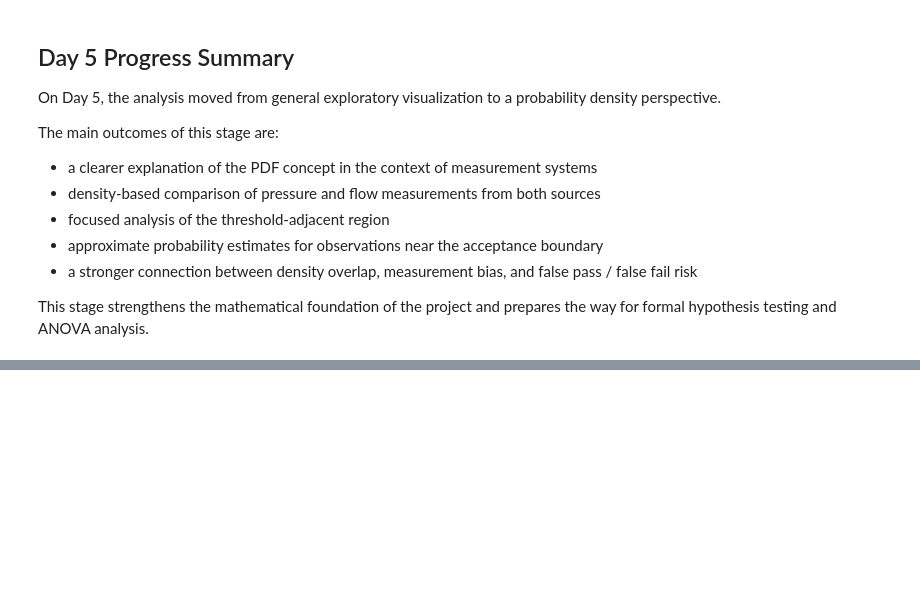
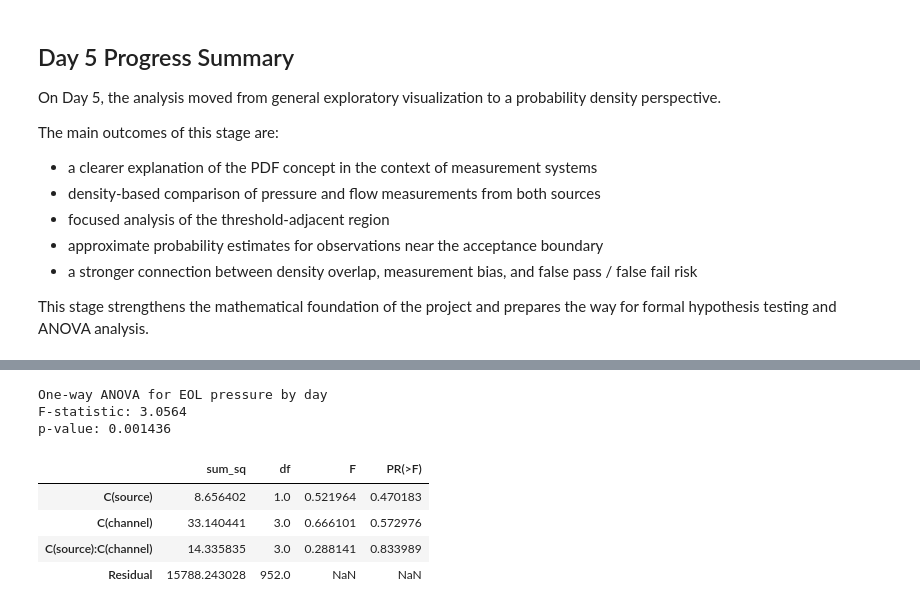
Before and after one commit to simonsvp/EOL-Measurement-System-Analysis-with-ANOVA-and-Decision-Risk, a Jupyter notebook: measurement_system_analysis.ipynb, the cells around one changed output, grey strips where cells are left out. Cells and saved outputs as stored; diff of their text form; code cells hidden in the pictures; blank space fills up the shorter version.

Commit message:
Add hypothesis testing and ANOVA analysis

```diff
--- a/measurement_system_analysis.ipynb
+++ b/measurement_system_analysis.ipynb
@@ -1336,0 +1483,25 @@ This stage strengthens the mathematical foundation of the project and prepares t
+# %%
+groups_by_day = [
+    df[df["day"] == d]["eol_pressure_mmhg"] for d in sorted(df["day"].unique())
+]
+
+f_stat_day, p_value_day = stats.f_oneway(*groups_by_day)
+
+print("One-way ANOVA for EOL pressure by day")
+print("F-statistic:", round(f_stat_day, 4))
+print("p-value:", round(p_value_day, 6))
+# %% [output]
+One-way ANOVA for EOL pressure by day
+F-statistic: 3.0564
+p-value: 0.001436
+# %%
+model_source_channel = ols("pressure_mmhg ~ C(source) + C(channel) + C(source):C(channel)", data=pressure_long).fit()
+anova_source_channel = sm.stats.anova_lm(model_source_channel, typ=2)
+
+anova_source_channel
+# %% [output]
+|  | sum_sq | df | F | PR(>F) |
+| C(source) | 8.656402 | 1.0 | 0.521964 | 0.470183 |
+| C(channel) | 33.140441 | 3.0 | 0.666101 | 0.572976 |
+| C(source):C(channel) | 14.335835 | 3.0 | 0.288141 | 0.833989 |
+| Residual | 15788.243028 | 952.0 | NaN | NaN |
```
Also changed, not shown: parts of 24 cells of this notebook.
